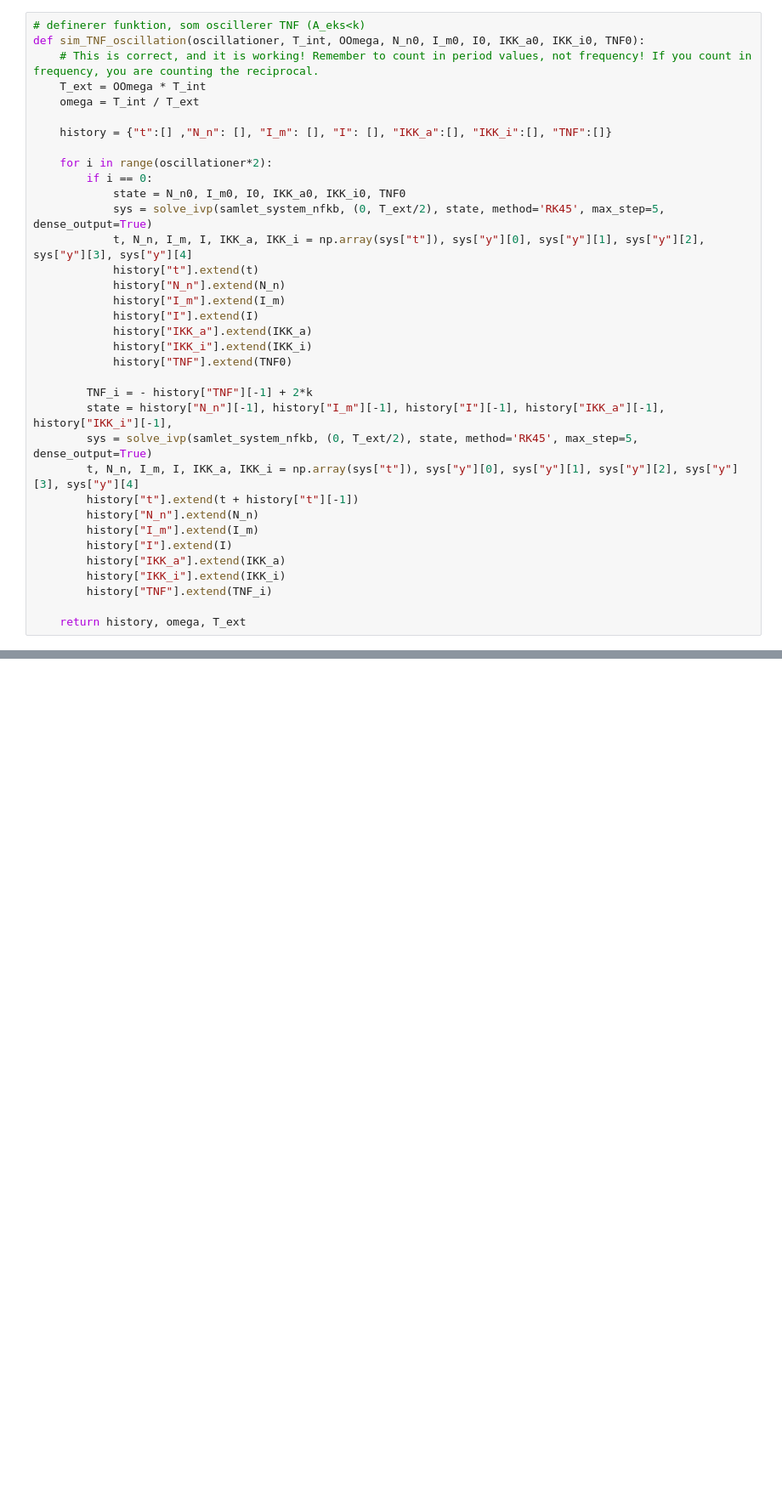
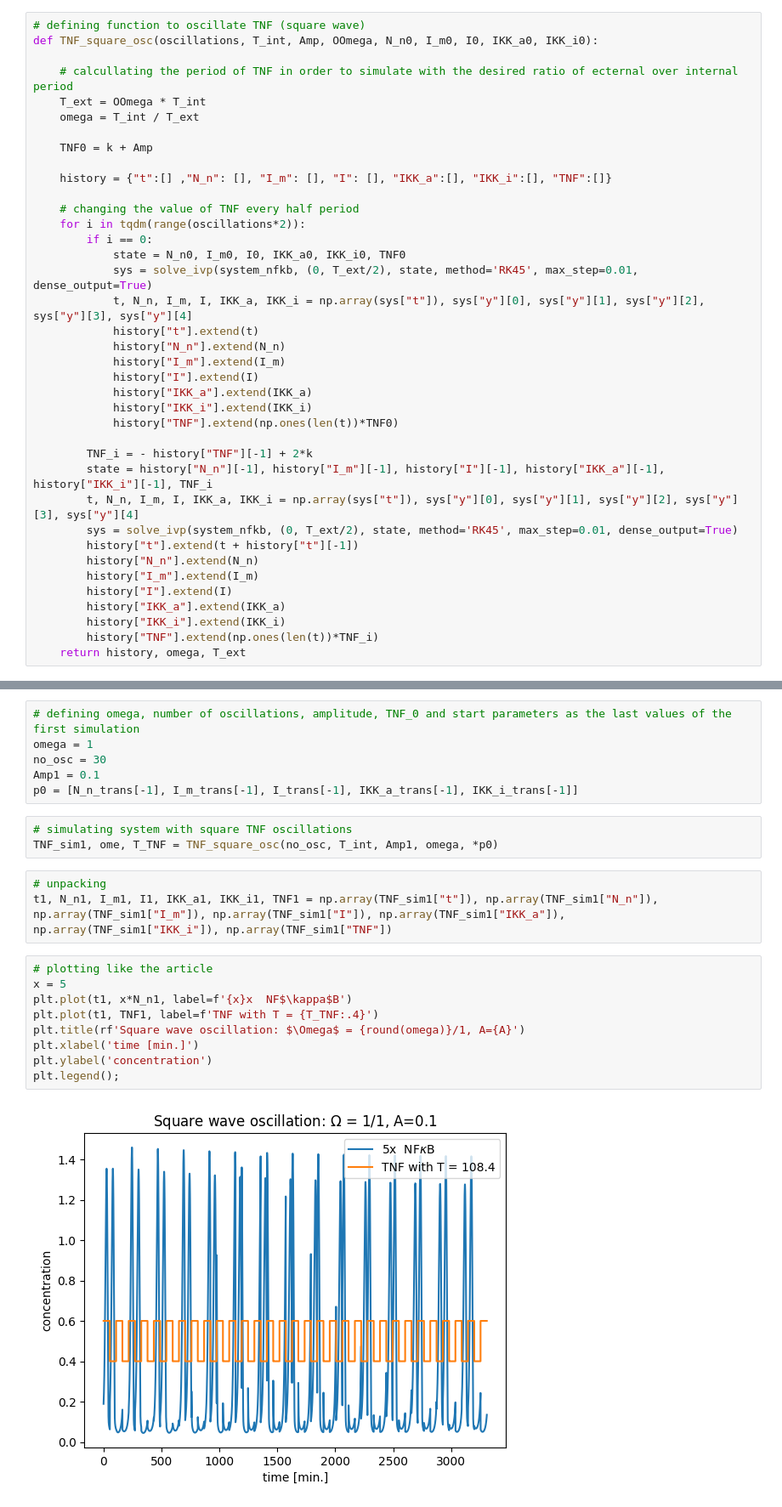
Before and after one commit to ErikBachRyhl/p53, a Jupyter notebook: nfkappab.ipynb, the cells around one changed output, grey strips where cells are left out. Shown at 85% size. Drawn from its saved outputs; the diff is of its cells as text; blank space fills up the shorter version.

```diff
--- a/nfkappab.ipynb
+++ b/nfkappab.ipynb
@@ -114,16 +122,20 @@ plt.title(f"Oscillationer af NF$\kappa$B koncentration med perioden T = {T_int:.
 # %%
-# definerer funktion, som oscillerer TNF (A_eks<k)
-def sim_TNF_oscillation(oscillationer, T_int, OOmega, N_n0, I_m0, I0, IKK_a0, IKK_i0, TNF0):
-    # This is correct, and it is working! Remember to count in period values, not frequency! If you count in frequency, you are counting the reciprocal.
+# defining function to oscillate TNF (square wave)
+def TNF_square_osc(oscillations, T_int, Amp, OOmega, N_n0, I_m0, I0, IKK_a0, IKK_i0):
+
+    # calcullating the period of TNF in order to simulate with the desired ratio of ecternal over internal period
     T_ext = OOmega * T_int
     omega = T_int / T_ext
 
+    TNF0 = k + Amp
+
     history = {"t":[] ,"N_n": [], "I_m": [], "I": [], "IKK_a":[], "IKK_i":[], "TNF":[]}
 
-    for i in range(oscillationer*2):
+    # changing the value of TNF every half period
+    for i in tqdm(range(oscillations*2)):
         if i == 0:
             state = N_n0, I_m0, I0, IKK_a0, IKK_i0, TNF0
-            sys = solve_ivp(samlet_system_nfkb, (0, T_ext/2), state, method='RK45', max_step=5, dense_output=True)
+            sys = solve_ivp(system_nfkb, (0, T_ext/2), state, method='RK45', max_step=0.01, dense_output=True)
             t, N_n, I_m, I, IKK_a, IKK_i = np.array(sys["t"]), sys["y"][0], sys["y"][1], sys["y"][2], sys["y"][3], sys["y"][4]
             history["t"].extend(t)
             history["N_n"].extend(N_n)
@@ -131,18 +143,17 @@ def sim_TNF_oscillation(oscillationer, T_int, OOmega, N_n0, I_m0, I0, IKK_a0, IK
             history["I"].extend(I)
             history["IKK_a"].extend(IKK_a)
             history["IKK_i"].extend(IKK_i)
-            history["TNF"].extend(TNF0)
+            history["TNF"].extend(np.ones(len(t))*TNF0)
 
         TNF_i = - history["TNF"][-1] + 2*k
-        state = history["N_n"][-1], history["I_m"][-1], history["I"][-1], history["IKK_a"][-1], history["IKK_i"][-1],
-        sys = solve_ivp(samlet_system_nfkb, (0, T_ext/2), state, method='RK45', max_step=5, dense_output=True)
+        state = history["N_n"][-1], history["I_m"][-1], history["I"][-1], history["IKK_a"][-1], history["IKK_i"][-1], TNF_i
         t, N_n, I_m, I, IKK_a, IKK_i = np.array(sys["t"]), sys["y"][0], sys["y"][1], sys["y"][2], sys["y"][3], sys["y"][4]
+        sys = solve_ivp(system_nfkb, (0, T_ext/2), state, method='RK45', max_step=0.01, dense_output=True)
         history["t"].extend(t + history["t"][-1])
         history["N_n"].extend(N_n)
         history["I_m"].extend(I_m)
         history["I"].extend(I)
         history["IKK_a"].extend(IKK_a)
         history["IKK_i"].extend(IKK_i)
-        history["TNF"].extend(TNF_i)
-
+        history["TNF"].extend(np.ones(len(t))*TNF_i)
     return history, omega, T_ext
@@ -158,0 +160,23 @@ TypeError: 'float' object is not iterable
+# %%
+# defining omega, number of oscillations, amplitude, TNF_0 and start parameters as the last values of the first simulation
+omega = 1
+no_osc = 30
+Amp1 = 0.1
+p0 = [N_n_trans[-1], I_m_trans[-1], I_trans[-1], IKK_a_trans[-1], IKK_i_trans[-1]]
+# %%
+# simulating system with square TNF oscillations
+TNF_sim1, ome, T_TNF = TNF_square_osc(no_osc, T_int, Amp1, omega, *p0)
+# %%
+# unpacking
+t1, N_n1, I_m1, I1, IKK_a1, IKK_i1, TNF1 = np.array(TNF_sim1["t"]), np.array(TNF_sim1["N_n"]), np.array(TNF_sim1["I_m"]), np.array(TNF_sim1["I"]), np.array(TNF_sim1["IKK_a"]), np.array(TNF_sim1["IKK_i"]), np.array(TNF_sim1["TNF"])
+# %%
+# plotting like the article
+x = 5
+plt.plot(t1, x*N_n1, label=f'{x}x  NF$\kappa$B')
+plt.plot(t1, TNF1, label=f'TNF with T = {T_TNF:.4}')
+plt.title(rf'Square wave oscillation: $\Omega$ = {round(omega)}/1, A={A}')
+plt.xlabel('time [min.]')
+plt.ylabel('concentration')
+plt.legend();
+# %% [output]
+[figure, added]
```
Also changed, not shown: parts of 17 cells of this notebook, 1 other file.
